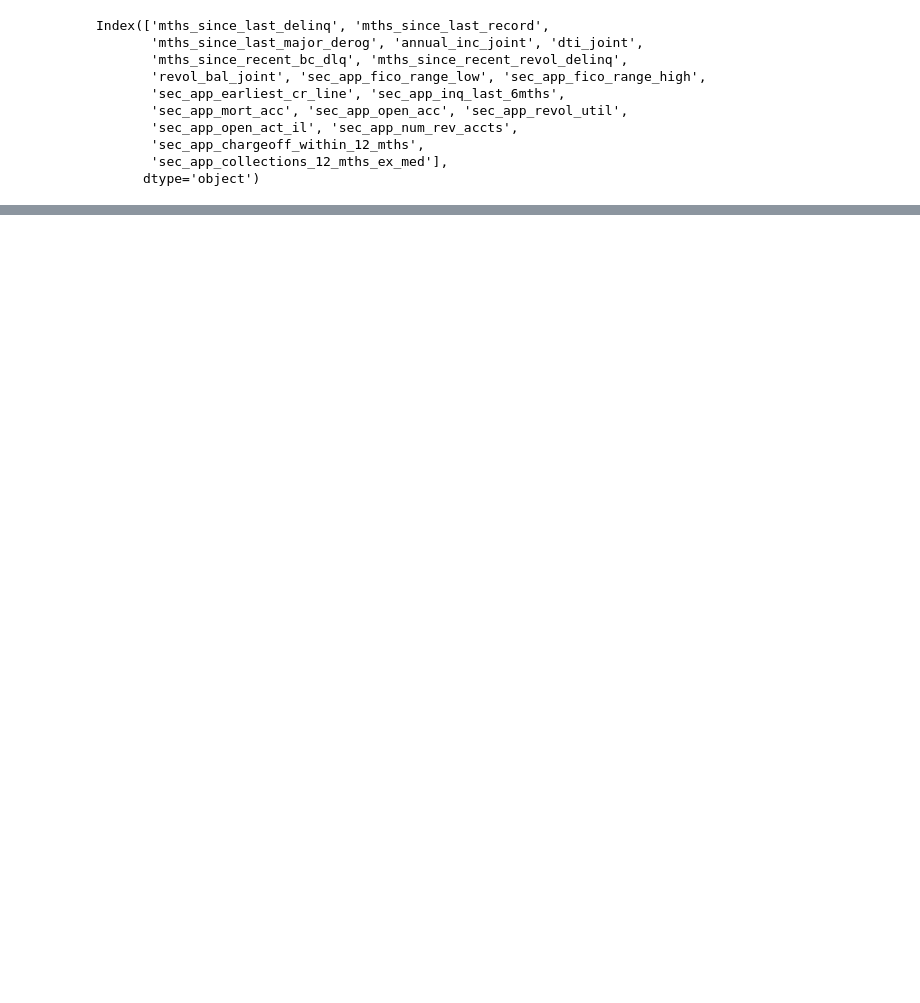
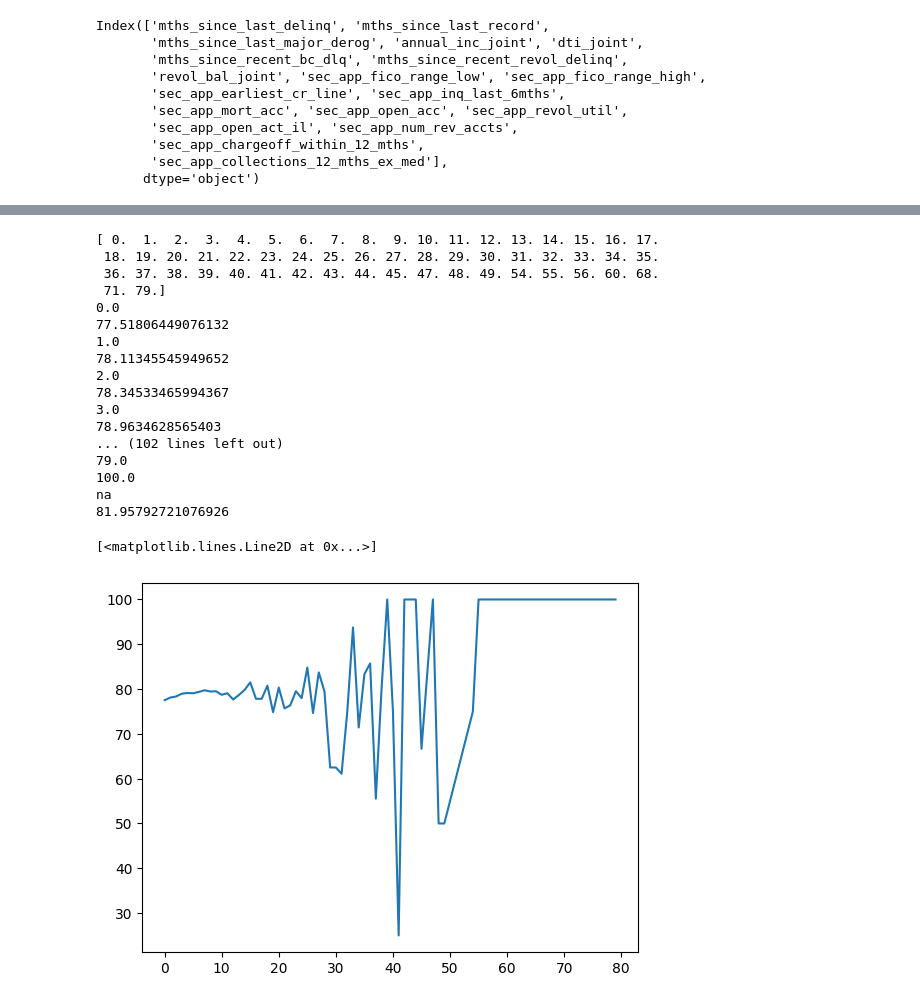
Before and after one commit to dbehdrnr0202/lending_club, a Jupyter notebook: drop_columns_preprocessing.ipynb, the cells around one changed output, grey strips where cells are left out. Saved outputs shown, nothing was run; the diff lists cells and outputs as text; code cells hidden in the pictures; blank space fills up the shorter version.

```diff
--- a/drop_columns_preprocessing.ipynb
+++ b/drop_columns_preprocessing.ipynb
@@ -151,3 +218,41 @@ filtered_df.dropna(how='all')
+# %%
+target_column = "total_cu_tl"
+column_values =filtered_df[target_column].unique()
+column_values = column_values[~pd.isna(column_values)]
+column_values.sort()
+print(column_values)
+x = []
+y =[]
+for value in column_values:
+    pos_percent = len(filtered_df[(filtered_df[target_column]==value) & (filtered_df['loan_status']==0)])*100/len(filtered_df[filtered_df[target_column]==value])
+    print(value)
+    print(pos_percent)
+    x.append(value)
+    y.append(pos_percent)
+
+print("na")
+print(len(filtered_df[(filtered_df[target_column].isna()) & (filtered_df['loan_status']==0)])*100/len(filtered_df[filtered_df[target_column].isna()]))
+plt.plot(x, y)
+# %% [output]
+[ 0.  1.  2.  3.  4.  5.  6.  7.  8.  9. 10. 11. 12. 13. 14. 15. 16. 17.
+ 18. 19. 20. 21. 22. 23. 24. 25. 26. 27. 28. 29. 30. 31. 32. 33. 34. 35.
+ 36. 37. 38. 39. 40. 41. 42. 43. 44. 45. 47. 48. 49. 54. 55. 56. 60. 68.
+ 71. 79.]
+0.0
+77.51806449076132
+1.0
+78.11345545949652
+2.0
+78.34533465994367
+3.0
+78.9634628565403
+... (102 lines left out)
+79.0
+100.0
+na
+81.95792721076926
+[<matplotlib.lines.Line2D at 0x...>]
+[figure, added]
 # %%
 filtered_df.shape
 # %% [output]
```
Also changed, not shown: parts of 21 cells of this notebook.
